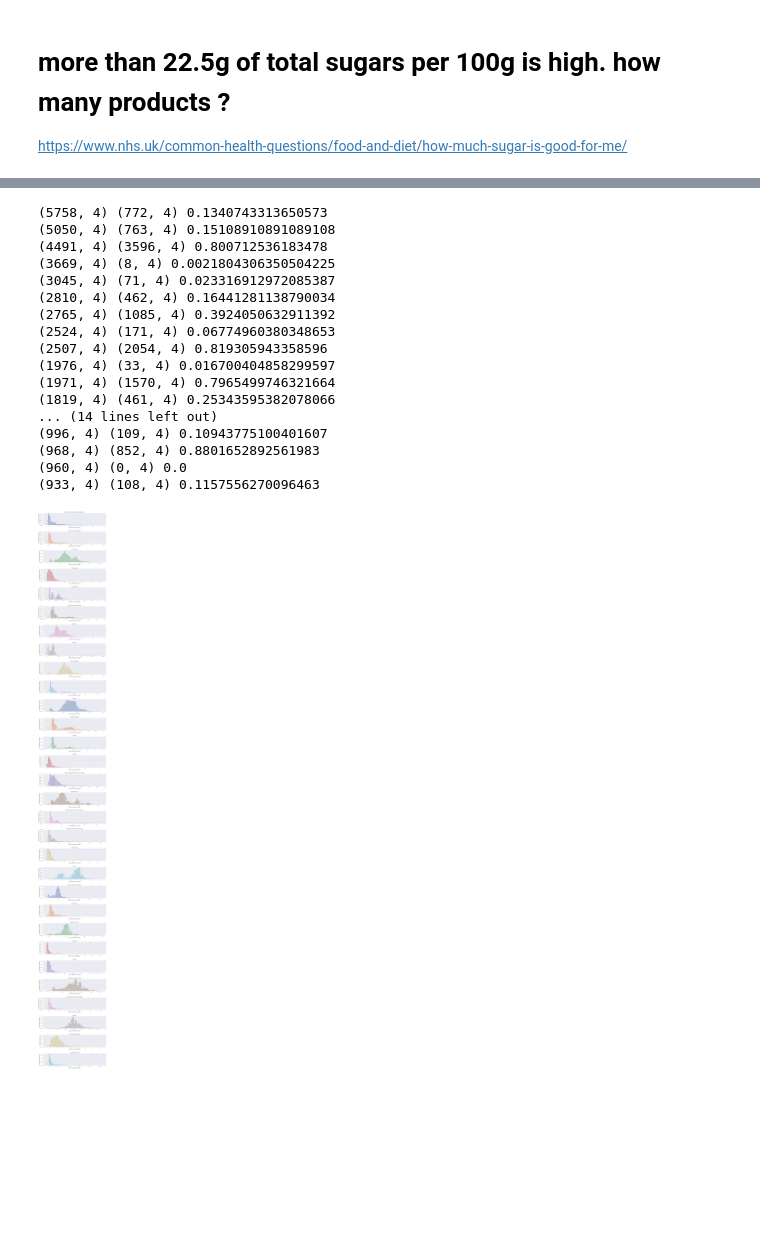
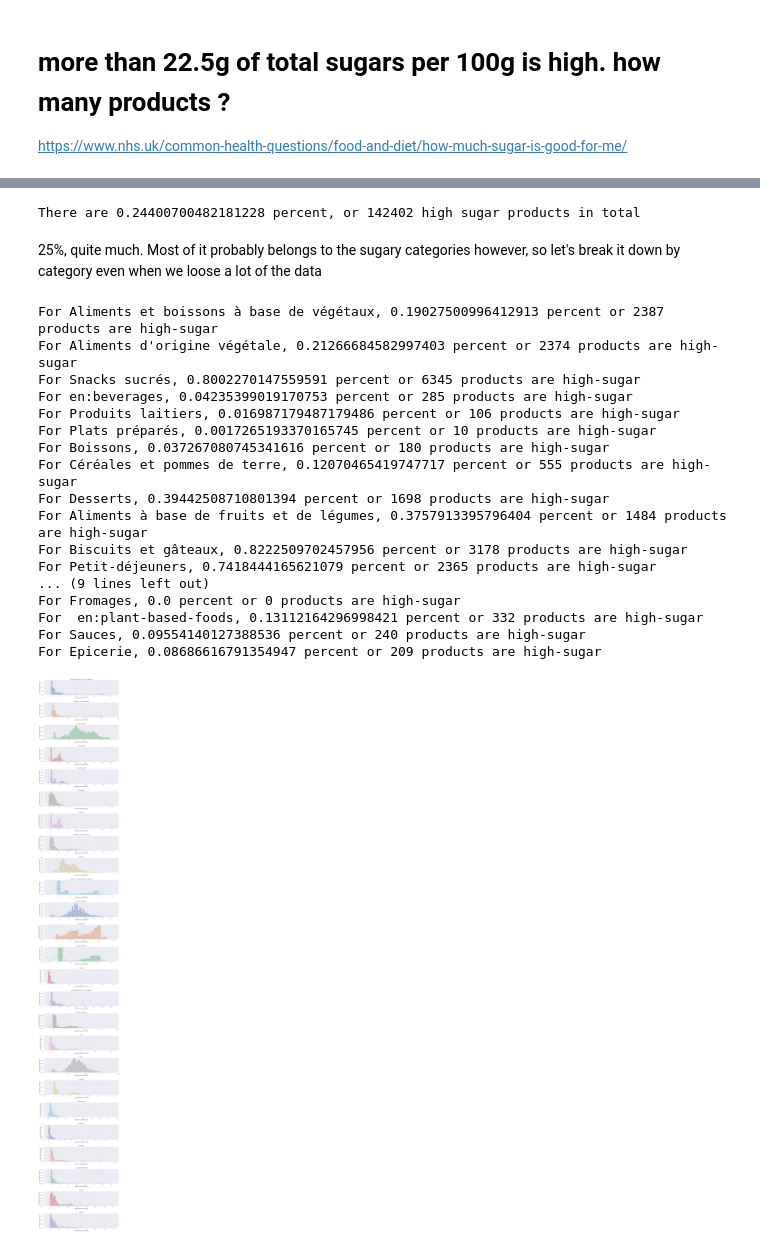
Before and after one commit to esamosenok/ADA_Project_2018, a Jupyter notebook: vwQuestions.ipynb, the cells around one changed output, grey strips where cells are left out. Saved outputs shown, nothing was run; the diff lists cells and outputs as text; code cells hidden in the pictures; blank space fills up the shorter version.

```diff
--- a/vwQuestions.ipynb
+++ b/vwQuestions.ipynb
@@ -237,11 +231,10 @@ While we noted in the data exploration that around 70% of all products lacked ca
 df.createOrReplaceTempView("df_view")
 
 #Obtain all products that has a list of categories defined
-sqlDF = spark.sql("SELECT product_name, sugars_100g, serving_size, categories\
+sqlDF = spark.sql("SELECT product_name, sugars_100g, categories\
                   FROM df_view \
-                  WHERE brands_tags IS NOT NULL AND\
-                  sugars_100g >= 0 AND sugars_100g <=100")
+                  WHERE sugars_100g >= 0 AND sugars_100g <=100")
 
 #Convert it into a dataframe
-s = sqlDF.toPandas()
-s['sugars_100g'] = s['sugars_100g'].astype(float)
+data = sqlDF.toPandas()
+data['sugars_100g'] = data['sugars_100g'].astype(float)
@@ -278,38 +265,55 @@ s2 = splitDataFrameList(s2, 'categories', ',')
+# %%
+print("There are {} percent, or {} high sugar products in total".format(highsugar.shape[0]/data.shape[0], highsugar.shape[0]))
+# %% [output]
+There are 0.24400700482181228 percent, or 142402 high sugar products in total
+# %% [markdown]
+25%, quite much. Most of it probably belongs to the sugary categories however, so let's break it down by category even when we loose a lot of the data
+# %%
+#Remove all Nans and explode the categories
+data =data.dropna()
+data = splitDataFrameList(data, 'categories', ',')
 # %%
-top = s2.groupby('categories')[['product_name']].count().sort_values(by = 'product_name', ascending = False).head(30)
+#Extract largest categories
+top = data.groupby('categories')[['product_name']].count().sort_values(by = 'product_name', ascending = False).head(25)
 top = top.index.values
+# %%
+#Remove outliers
+stds = 3
+cleaned = data[np.abs(data['sugars_100g']-data['sugars_100g'].mean()) <= (stds*data['sugars_100g'].std())].dropna()
 # %%
+#Plot distribution for individual categories
 fig, axs= plt.subplots(nrows=top.shape[0], ncols=1, figsize = (15,4.5*top.shape[0]))
 current_palette = sns.color_palette(n_colors=top.shape[0])
 plt.subplots_adjust(hspace = 0.5)
 
 
 toomuch = []
 for i, category in enumerate(top):
-    s3 = s2.loc[s2['categories'] == category]
-    sns.distplot(s3[['sugars_100g']], ax=axs[i], color=current_palette[i], kde_kws=kde_kws)
+    temp = cleaned.loc[cleaned['categories'] == category]
+    sns.distplot(temp[['sugars_100g']], ax=axs[i], color=current_palette[i])
     axs[i].set_title(category)
     axs[i].set_xlabel('grams of sugar per 100g')
     axs[i].set_ylabel('percentage of products')
-    r3 = s3.loc[s3['sugars_100g'] > 22.5]
-    print(s3.shape, r3.shape, r3.shape[0]/s3.shape[0])
-    toomuch.append([category, r3.shape[0]/s3.shape[0]])
+    highsug_temp = temp.loc[temp['sugars_100g'] > 22.5]
+    print("For {}, {} percent or {} products are high-sugar".format(category,(highsug_temp.shape[0]/temp.shape[0]), highsug_temp.shape[0]))
+
+    toomuch.append([category, highsug_temp.shape[0]/temp.shape[0]])
 # %% [output]
-(5758, 4) (772, 4) 0.1340743313650573
-(5050, 4) (763, 4) 0.15108910891089108
-(4491, 4) (3596, 4) 0.800712536183478
-(3669, 4) (8, 4) 0.0021804306350504225
-(3045, 4) (71, 4) 0.023316912972085387
-(2810, 4) (462, 4) 0.16441281138790034
-(2765, 4) (1085, 4) 0.3924050632911392
-(2524, 4) (171, 4) 0.06774960380348653
-(2507, 4) (2054, 4) 0.819305943358596
-(1976, 4) (33, 4) 0.016700404858299597
-(1971, 4) (1570, 4) 0.7965499746321664
-(1819, 4) (461, 4) 0.25343595382078066
-... (14 lines left out)
-(996, 4) (109, 4) 0.10943775100401607
-(968, 4) (852, 4) 0.8801652892561983
-(960, 4) (0, 4) 0.0
-(933, 4) (108, 4) 0.1157556270096463
+For Aliments et boissons à base de végétaux, 0.19027500996412913 percent or 2387 products are high-sugar
+For Aliments d'origine végétale, 0.21266684582997403 percent or 2374 products are high-sugar
+For Snacks sucrés, 0.8002270147559591 percent or 6345 products are high-sugar
+For en:beverages, 0.04235399019170753 percent or 285 products are high-sugar
+For Produits laitiers, 0.016987179487179486 percent or 106 products are high-sugar
+For Plats préparés, 0.0017265193370165745 percent or 10 products are high-sugar
+For Boissons, 0.037267080745341616 percent or 180 products are high-sugar
+For Céréales et pommes de terre, 0.12070465419747717 percent or 555 products are high-sugar
+For Desserts, 0.39442508710801394 percent or 1698 products are high-sugar
+For Aliments à base de fruits et de légumes, 0.3757913395796404 percent or 1484 products are high-sugar
+For Biscuits et gâteaux, 0.8222509702457956 percent or 3178 products are high-sugar
+For Petit-déjeuners, 0.7418444165621079 percent or 2365 products are high-sugar
+... (9 lines left out)
+For Fromages, 0.0 percent or 0 products are high-sugar
+For  en:plant-based-foods, 0.13112164296998421 percent or 332 products are high-sugar
+For Sauces, 0.09554140127388536 percent or 240 products are high-sugar
+For Epicerie, 0.08686616791354947 percent or 209 products are high-sugar
-[figure, old version]
+[figure, new version]
```
Also changed, not shown: parts of 21 cells of this notebook.
